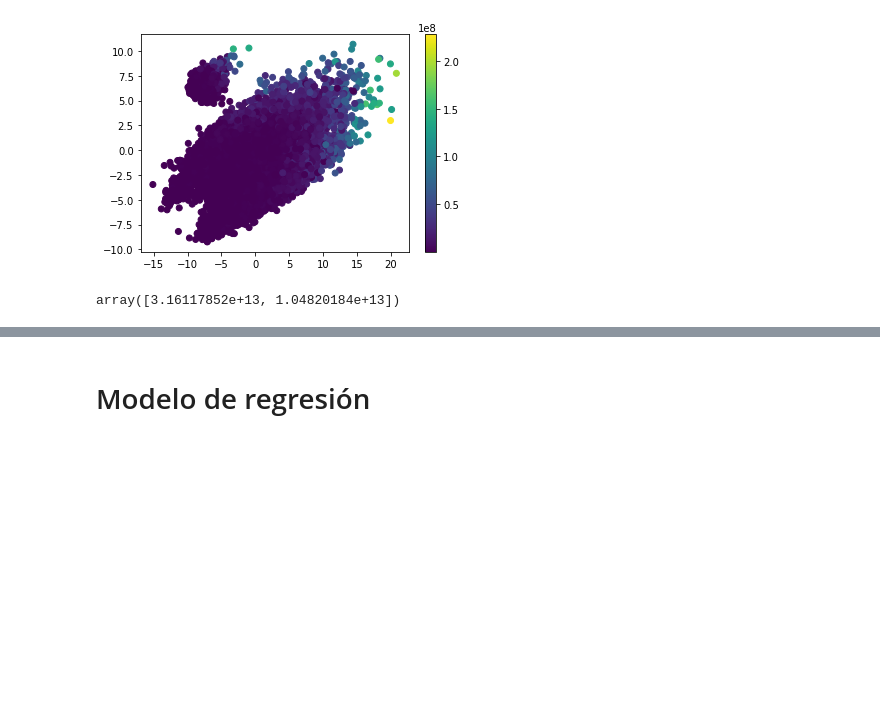
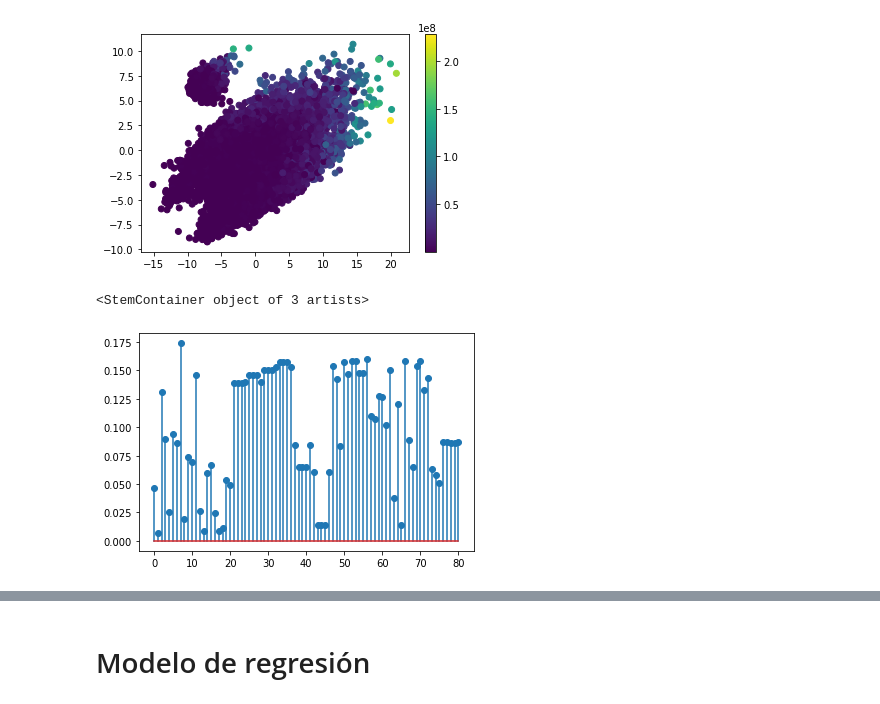
Before and after one commit to gitpacho/MineriaDatos, a Jupyter notebook: Sesion2_Regresion/ej_mainfifa.ipynb, the cells around one changed output, grey strips where cells are left out. Saved outputs shown, nothing was run; the diff lists cells and outputs as text; code cells hidden in the pictures; blank space fills up the shorter version.

```diff
--- a/Sesion2_Regresion/ej_mainfifa.ipynb
+++ b/Sesion2_Regresion/ej_mainfifa.ipynb
@@ -307,10 +312,11 @@ plt.colorbar()
 plt.show()
 # %% [output]
 [figure]
-# %%
-red.explained_variance_
-# %% [output]
-array([3.16117852e+13, 1.04820184e+13])
+# %%
+plt.stem(abs(red.components_[0]))
+# %% [output]
+<StemContainer object of 3 artists>
+[figure, added]
 # %%
 Xtrain_pre2 = Xtrain_pre.copy()
 Xtrain_pre2['Salida'] = ytrain_num
```
Also changed, not shown: parts of 7 cells of this notebook.
